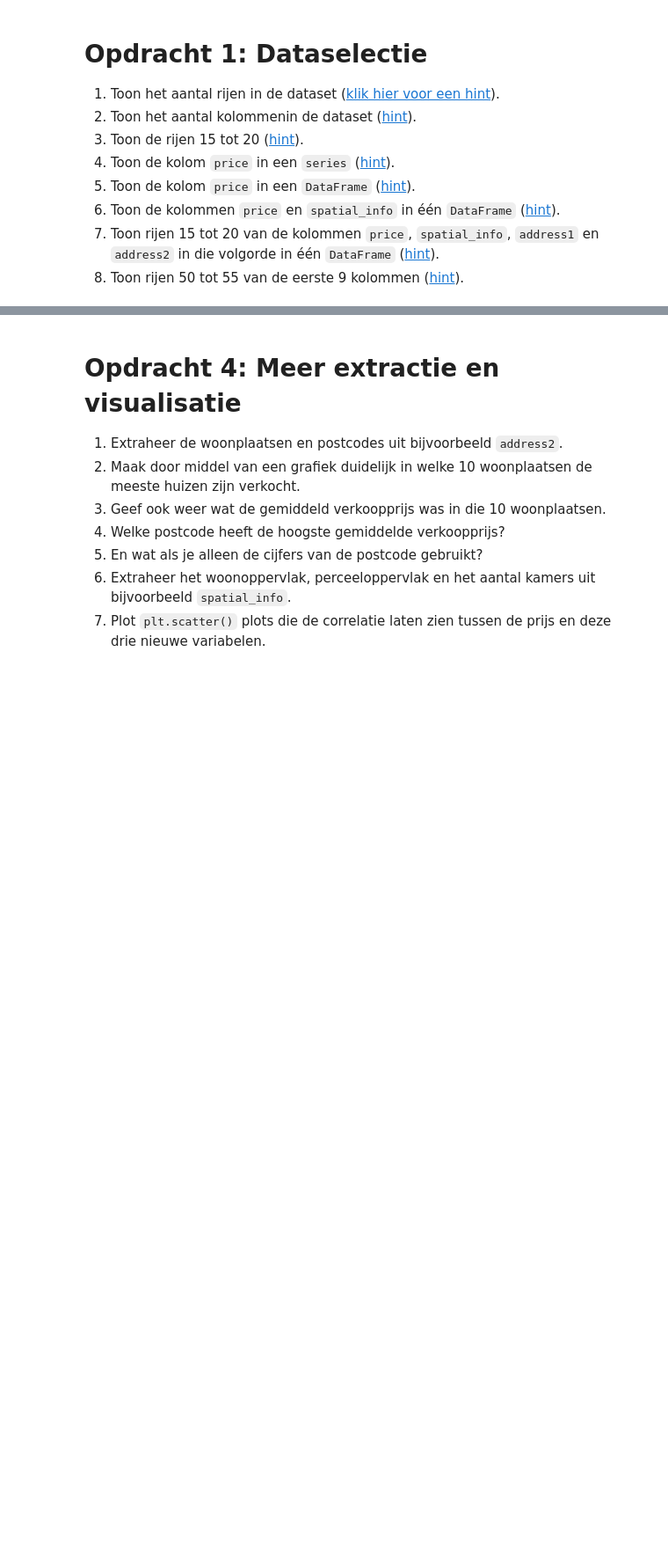
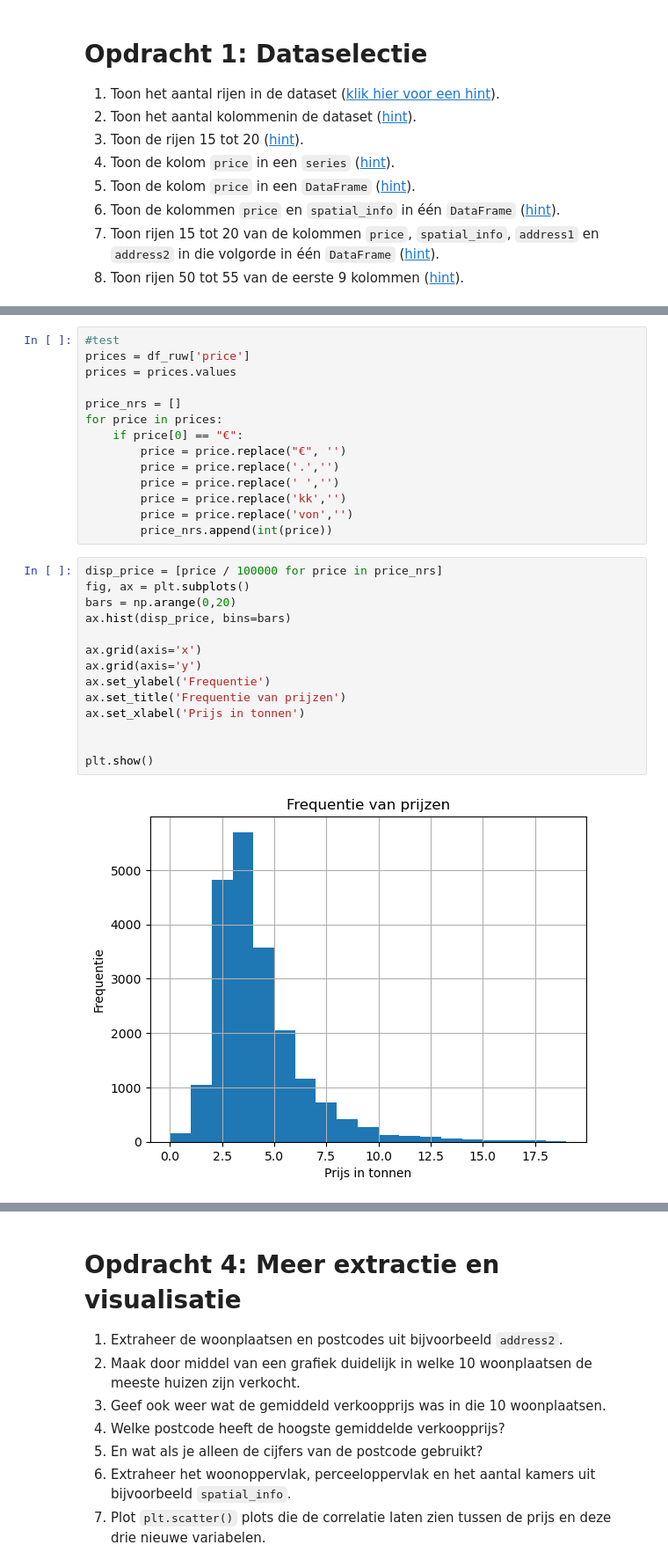
Before and after one commit to elvissomers/Mini-opdrachten-data, a Jupyter notebook: Mini-opdrachten data.ipynb, the cells around one changed output, grey strips where cells are left out. Shown at 88% size. Drawn from its saved outputs; the diff is of its cells as text; blank space fills up the shorter version.

```diff
--- a/Mini-opdrachten data.ipynb
+++ b/Mini-opdrachten data.ipynb
@@ -55,0 +212,30 @@ df_ruw.head()
+# %%
+#test
+prices = df_ruw['price']
+prices = prices.values
+
+price_nrs = []
+for price in prices:
+    if price[0] == "€":
+        price = price.replace("€", '')
+        price = price.replace('.','')
+        price = price.replace(' ','')
+        price = price.replace('kk','')
+        price = price.replace('von','')
+        price_nrs.append(int(price))
+# %%
+disp_price = [price / 100000 for price in price_nrs]
+fig, ax = plt.subplots()
+bars = np.arange(0,20)
+ax.hist(disp_price, bins=bars)
+
+ax.grid(axis='x')
+ax.grid(axis='y')
+ax.set_ylabel('Frequentie')
+ax.set_title('Frequentie van prijzen')
+ax.set_xlabel('Prijs in tonnen')
+
+
+plt.show()
+# %% [output]
+[figure, added]
```
Also changed, not shown: parts of 23 cells of this notebook, 1 other file.
